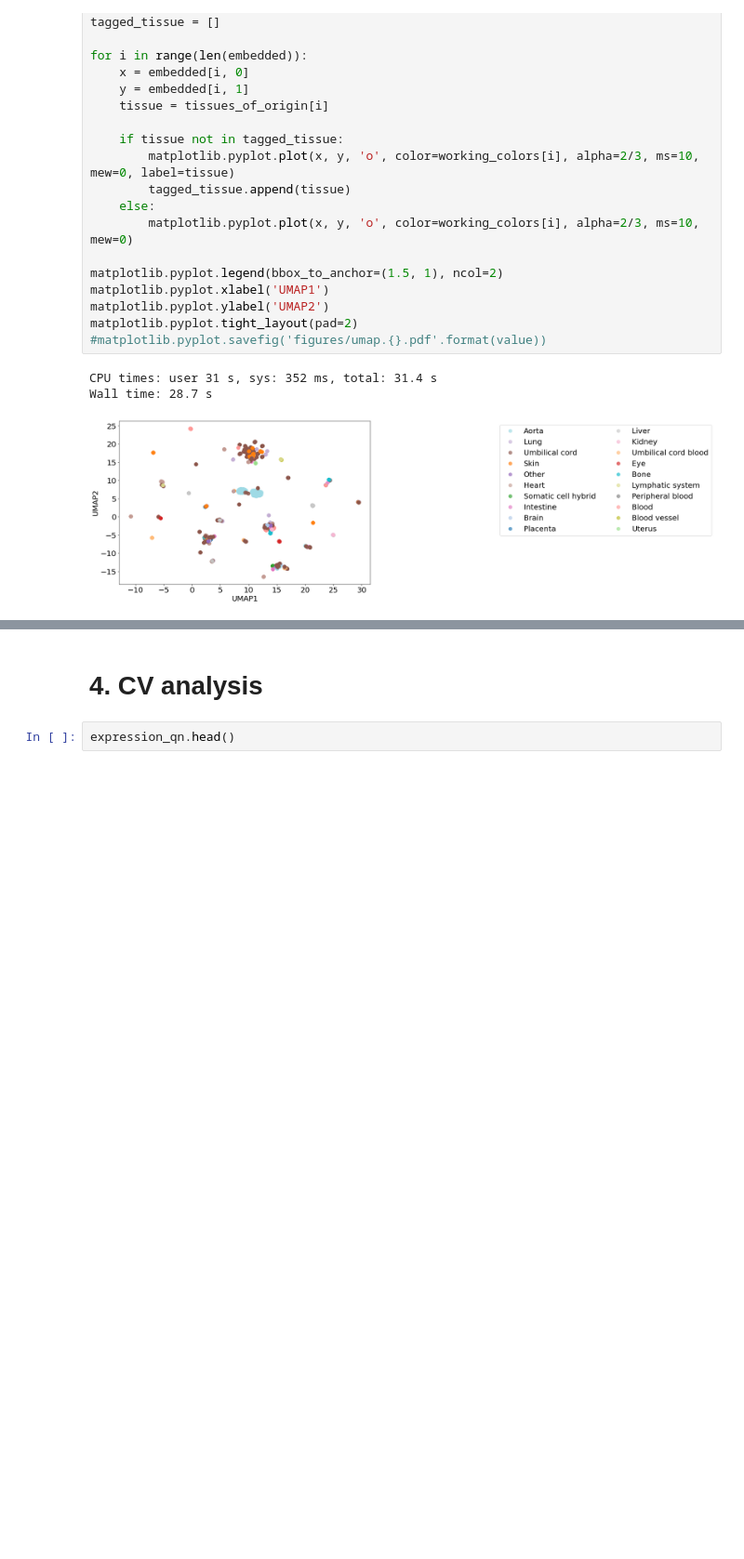
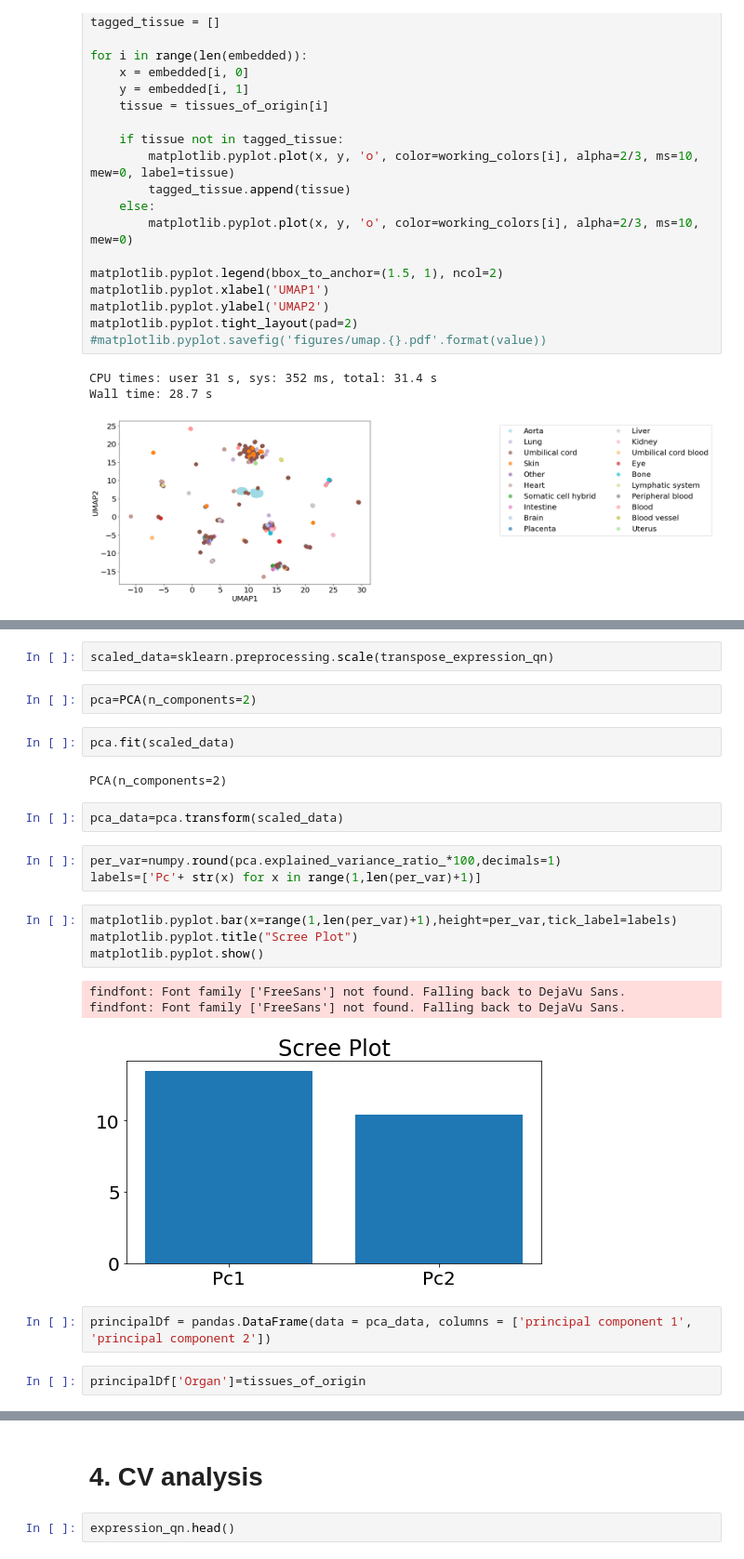
Before and after one commit to farhad-zare/Endo-Gene-, a Jupyter notebook: TSNE& Umap/dimensionality_reduction_analysis.ipynb, the cells around one changed output, grey strips where cells are left out. Shown: that part at 93% size. Drawn from its saved outputs; the diff is of its cells as text; blank space fills up the shorter version.

```diff
--- a/TSNE& Umap/dimensionality_reduction_analysis.ipynb
+++ b/TSNE& Umap/dimensionality_reduction_analysis.ipynb
@@ -356,0 +361,25 @@ Wall time: 28.7 s
+# %%
+scaled_data=sklearn.preprocessing.scale(transpose_expression_qn)
+# %%
+pca=PCA(n_components=2)
+# %%
+pca.fit(scaled_data)
+# %% [output]
+PCA(n_components=2)
+# %%
+pca_data=pca.transform(scaled_data)
+# %%
+per_var=numpy.round(pca.explained_variance_ratio_*100,decimals=1)
+labels=['Pc'+ str(x) for x in range(1,len(per_var)+1)]
+# %%
+matplotlib.pyplot.bar(x=range(1,len(per_var)+1),height=per_var,tick_label=labels)
+matplotlib.pyplot.title("Scree Plot")
+matplotlib.pyplot.show()
+# %% [output]
+findfont: Font family ['FreeSans'] not found. Falling back to DejaVu Sans.
+findfont: Font family ['FreeSans'] not found. Falling back to DejaVu Sans.
+[figure, added]
+# %%
+principalDf = pandas.DataFrame(data = pca_data, columns = ['principal component 1', 'principal component 2'])
+# %%
+principalDf['Organ']=tissues_of_origin
```
Also changed, not shown: parts of 35 cells of this notebook.
